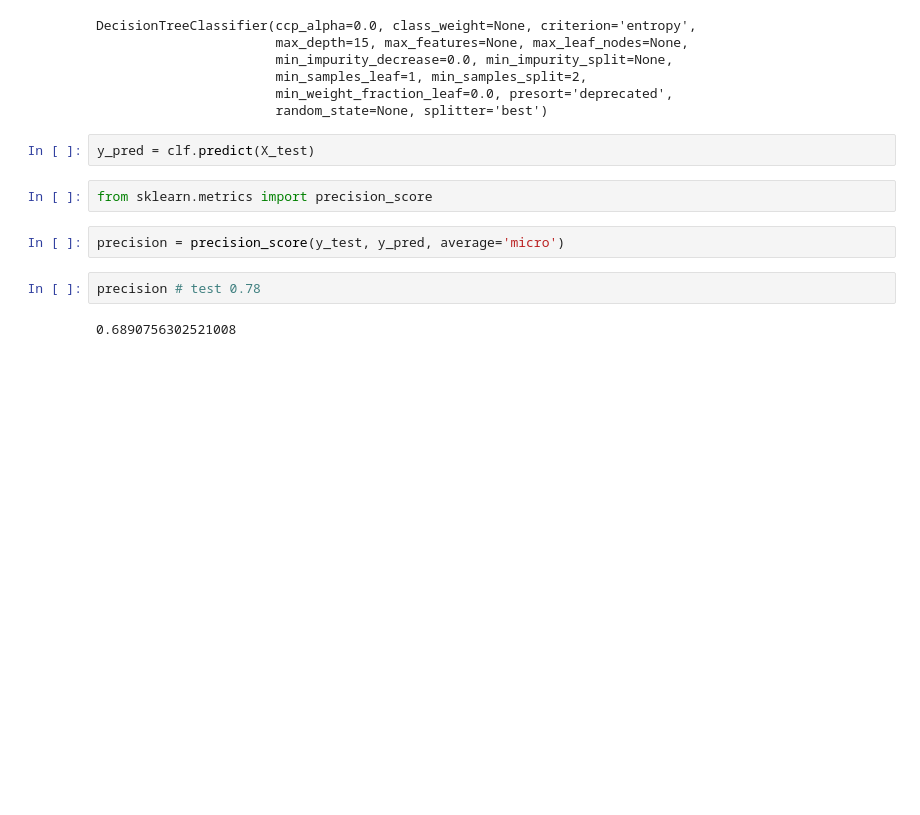
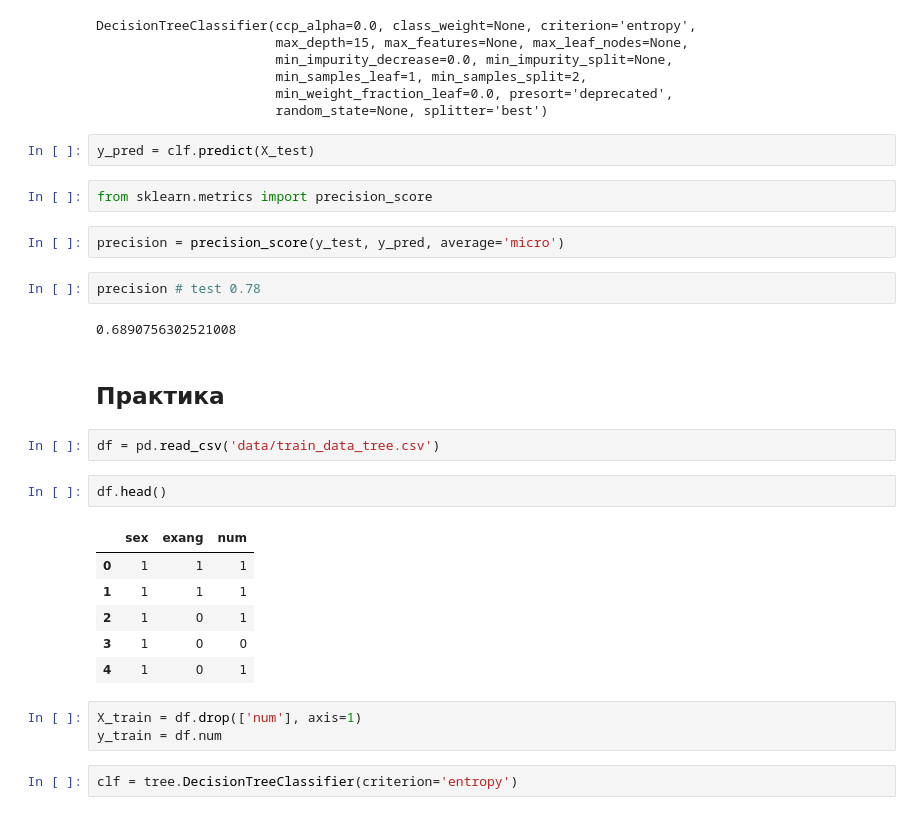
Before and after one commit to NastyBoget/stepik, a Jupyter notebook: Введение в Data Science и машинное обучение/part2_decision_trees.ipynb, the cells around one changed output. Drawn from its saved outputs; the diff is of its cells as text; blank space fills up the shorter version.

```diff
--- a/Введение в Data Science и машинное обучение/part2_decision_trees.ipynb
+++ b/Введение в Data Science и машинное обучение/part2_decision_trees.ipynb
@@ -167,3 +167,21 @@ precision = precision_score(y_test, y_pred, average='micro')
 precision # test 0.78
 # %% [output]
 0.6890756302521008
+# %% [markdown]
+## Практика
+# %%
+df = pd.read_csv('data/train_data_tree.csv')
+# %%
+df.head()
+# %% [output]
+|  | sex | exang | num |
+| 0 | 1 | 1 | 1 |
+| 1 | 1 | 1 | 1 |
+| 2 | 1 | 0 | 1 |
+| 3 | 1 | 0 | 0 |
+| 4 | 1 | 0 | 1 |
+# %%
+X_train = df.drop(['num'], axis=1)
+y_train = df.num
+# %%
+clf = tree.DecisionTreeClassifier(criterion='entropy')
```
Also changed, not shown: parts of 29 cells of this notebook.
